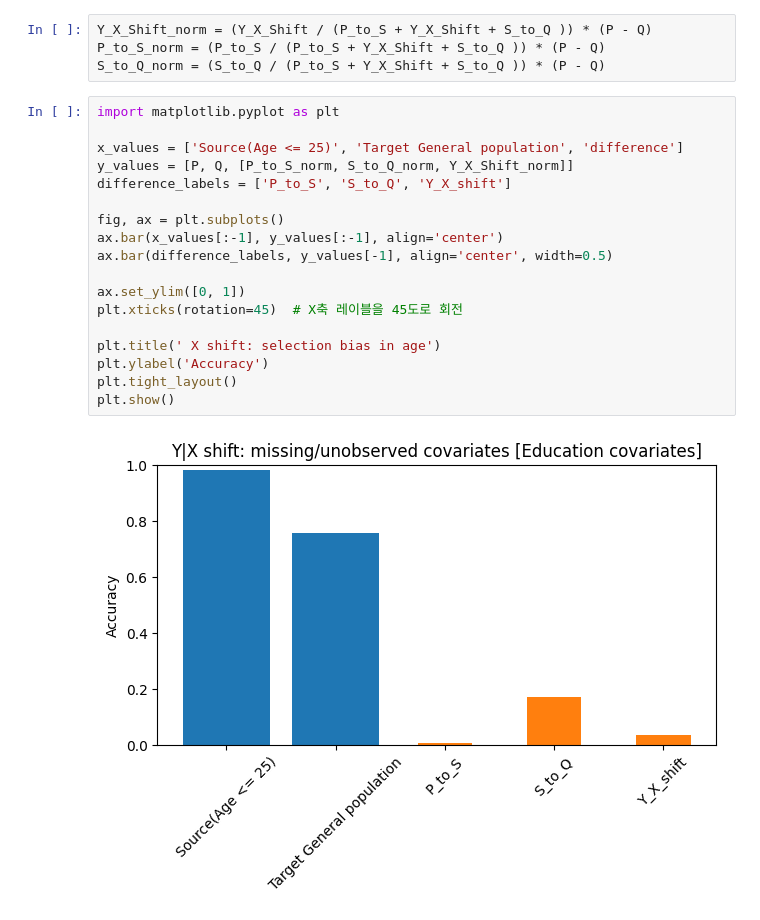
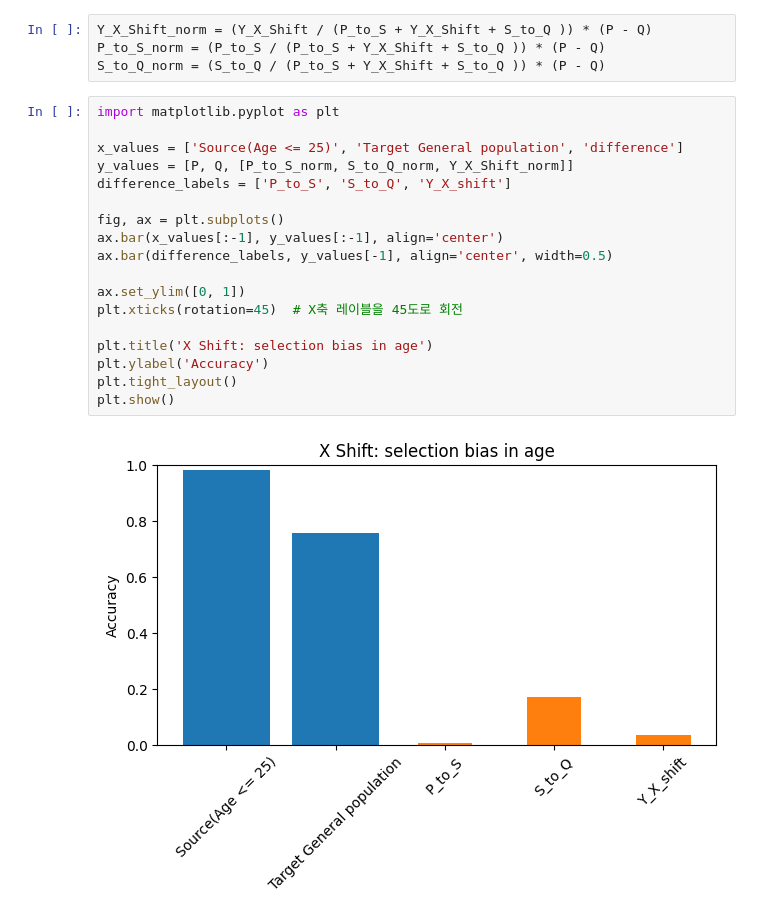
Before and after one commit to Yoontae6719/Diagnosing-Model-Performance-Under-Distribution-Shift, a Jupyter notebook: Chapter_4_1_2.ipynb, the cells around one changed output. Drawn from its saved outputs; the diff is of its cells as text.

```diff
--- a/Chapter_4_1_2.ipynb
+++ b/Chapter_4_1_2.ipynb
@@ -147,20 +147,20 @@ S_to_Q_norm = (S_to_Q / (P_to_S + Y_X_Shift + S_to_Q )) * (P - Q)
 # %%
 import matplotlib.pyplot as plt
 
 x_values = ['Source(Age <= 25)', 'Target General population', 'difference']
 y_values = [P, Q, [P_to_S_norm, S_to_Q_norm, Y_X_Shift_norm]]
 difference_labels = ['P_to_S', 'S_to_Q', 'Y_X_shift']
 
 fig, ax = plt.subplots()
 ax.bar(x_values[:-1], y_values[:-1], align='center')
 ax.bar(difference_labels, y_values[-1], align='center', width=0.5)
 
 ax.set_ylim([0, 1])
 plt.xticks(rotation=45)  # X축 레이블을 45도로 회전
 
-plt.title(' X shift: selection bias in age')
+plt.title('X Shift: selection bias in age')
 plt.ylabel('Accuracy')
 plt.tight_layout()
 plt.show()
 # %% [output]
-[figure, old version]
+[figure, new version]
```
